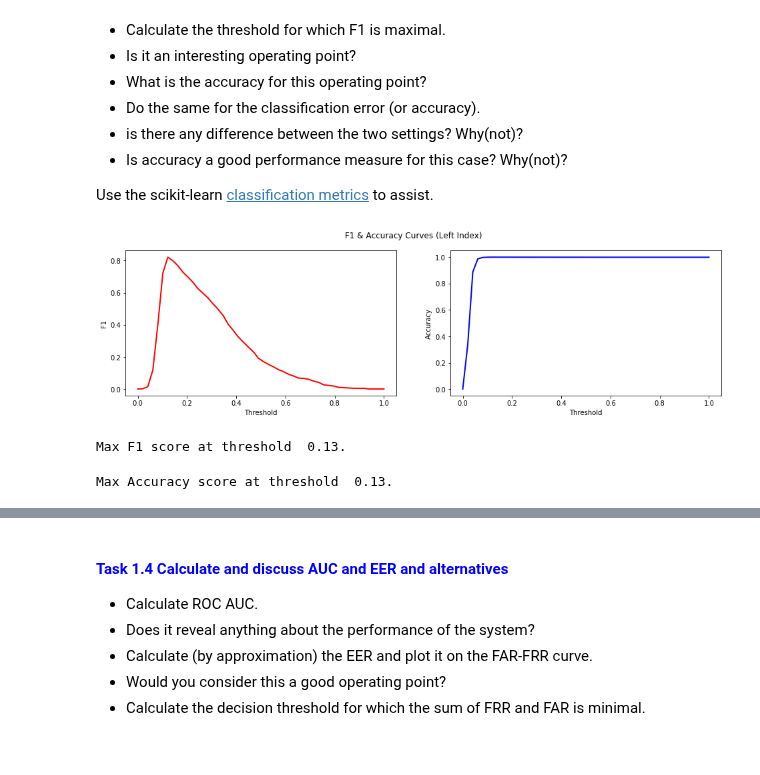
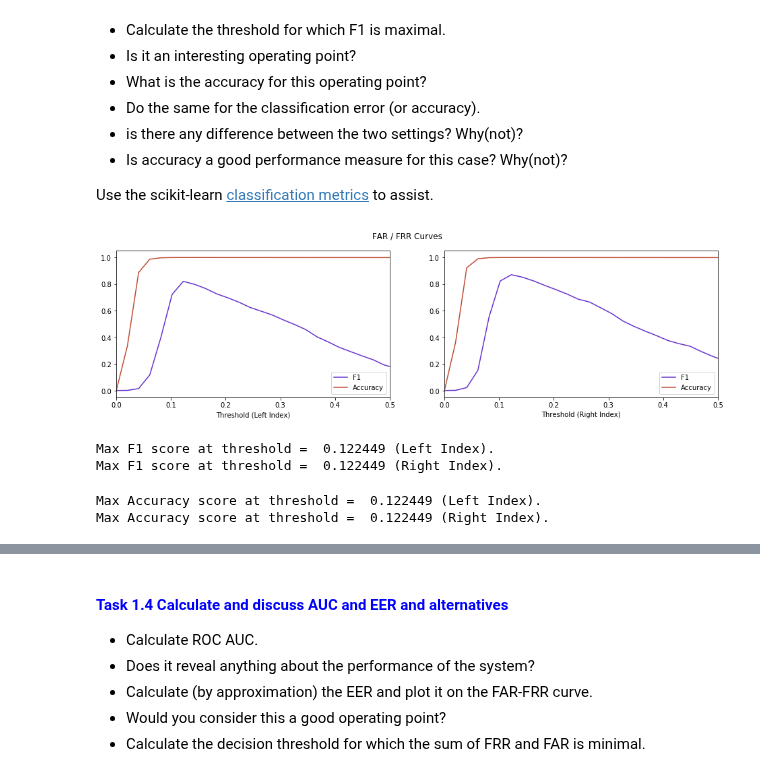
Before and after one commit to BrunoVandekerkhove/biometric-systems, a Jupyter notebook: validating/validating.ipynb, the cells around one changed output, grey strips where cells are left out. Drawn from its saved outputs; the diff is of its cells as text; code cells hidden in the pictures.

```diff
--- a/validating/validating.ipynb
+++ b/validating/validating.ipynb
@@ -253,28 +251,38 @@ Use the scikit-learn [classification metrics](https://scikit-learn.org/stable/mo
 # %%
 """Plot F1 and accuracy as a function of the decision thresholds on the similarity score."""
 from sklearn.metrics import f1_score, accuracy_score
 thresholds = np.linspace(0.0,1.0,50).tolist() # Hint: evaluating for ± 50 threshold values should suffice
-f1_scores = [f1_score(li_genuine_id, np.where(li_scores >= t, 1, 0)) for t in thresholds]
-accuracy_scores = [accuracy_score(li_genuine_id, np.where(li_scores >= t, 1, 0)) for t in thresholds]
-figure, axes2 = plt.subplots(nrows=1, ncols=2, figsize=(16,4))
-figure.suptitle('F1 & Accuracy Curves (Left Index)')
-axes2[0].plot(thresholds, f1_scores, color='red', lw=2)
-axes2[0].set(xlabel='Threshold', ylabel='F1')
-axes2[1].plot(thresholds, accuracy_scores, color='blue', lw=2)
-axes2[1].set(xlabel='Threshold', ylabel='Accuracy')
+li_f1_scores = [f1_score(li_genuine_id, np.where(li_scores >= t, 1, 0)) for t in thresholds]
+li_accuracy_scores = [accuracy_score(li_genuine_id, np.where(li_scores >= t, 1, 0)) for t in thresholds]
+ri_f1_scores = [f1_score(ri_genuine_id, np.where(ri_scores >= t, 1, 0)) for t in thresholds]
+ri_accuracy_scores = [accuracy_score(ri_genuine_id, np.where(ri_scores >= t, 1, 0)) for t in thresholds]
+figure, axes = plt.subplots(ncols=2, figsize=(16,4))
+figure.suptitle('FAR / FRR Curves')
+axes[0].plot(thresholds, li_f1_scores, color=(0.4,0.2,0.8), label='F1')
+axes[0].plot(thresholds, li_accuracy_scores, color=(0.75,0.3,0.2), label='Accuracy')
+axes[0].set(xlabel='Threshold (Left Index)', xlim=[0.0,0.5])
+axes[0].legend();
+axes[1].plot(thresholds, ri_f1_scores, color=(0.4,0.2,0.8), label='F1')
+axes[1].plot(thresholds, ri_accuracy_scores, color=(0.75,0.3,0.2), label='Accuracy')
+axes[1].set(xlabel='Threshold (Right Index)', xlim=[0.0,0.5])
+axes[1].legend();
 plt.show()
 # %% [output]
-[figure, old version]
+[figure, new version]
 # %%
 """Calculate the threshold for which F1 is maximal."""
-print("Max F1 score at threshold = % .2f." % thresholds[f1_scores.index(max(f1_scores))])
+print("Max F1 score at threshold = % f (Left Index)." % thresholds[li_f1_scores.index(max(li_f1_scores))])
+print("Max F1 score at threshold = % f (Right Index)." % thresholds[ri_f1_scores.index(max(ri_f1_scores))])
 # %% [output]
-Max F1 score at threshold  0.13.
+Max F1 score at threshold =  0.122449 (Left Index).
+Max F1 score at threshold =  0.122449 (Right Index).
 # %%
 """Do the same for the classification error (or accuracy)"""
-print("Max Accuracy score at threshold = % .2f." % thresholds[accuracy_scores.index(max(accuracy_scores))])
+print("Max Accuracy score at threshold = % f (Left Index)." % thresholds[li_accuracy_scores.index(max(li_accuracy_scores))])
+print("Max Accuracy score at threshold = % f (Right Index)." % thresholds[ri_accuracy_scores.index(max(ri_accuracy_scores))])
 # %% [output]
-Max Accuracy score at threshold  0.13.
+Max Accuracy score at threshold =  0.122449 (Left Index).
+Max Accuracy score at threshold =  0.122449 (Right Index).
 # %% [markdown]
 #### 4. AUC and EER as summary measures
 
```
Also changed, not shown: parts of 4 cells of this notebook.
